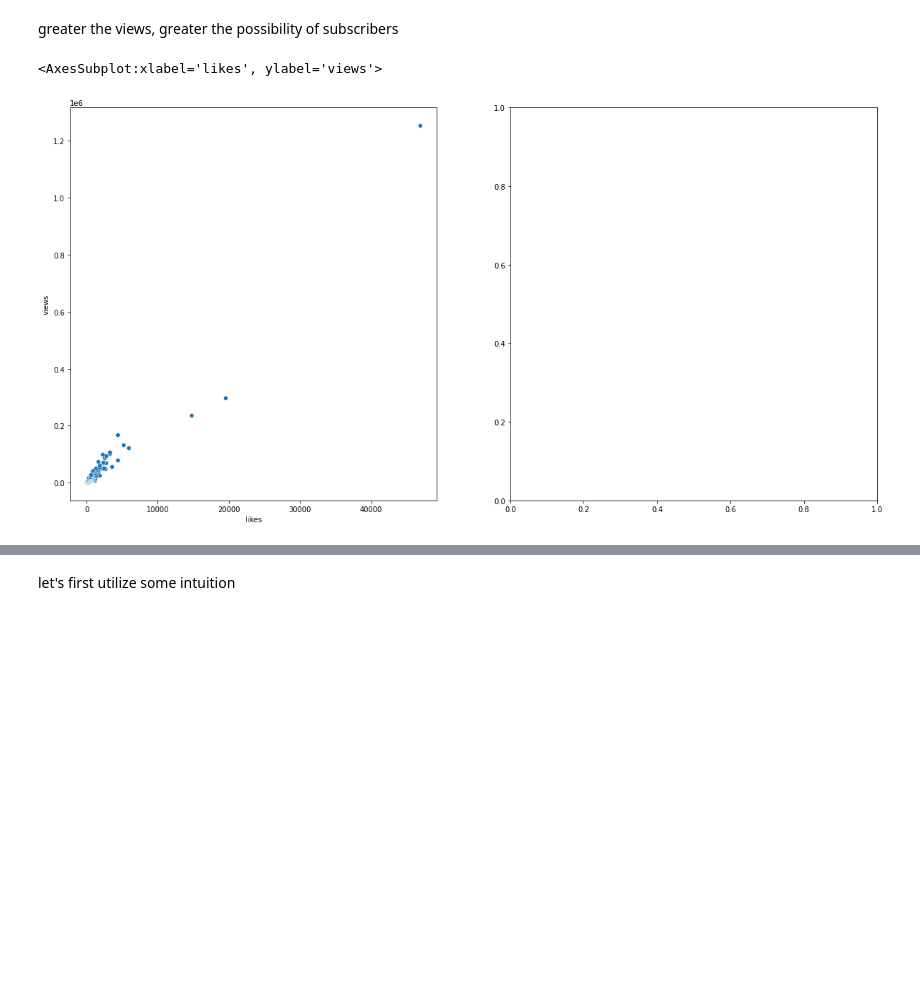
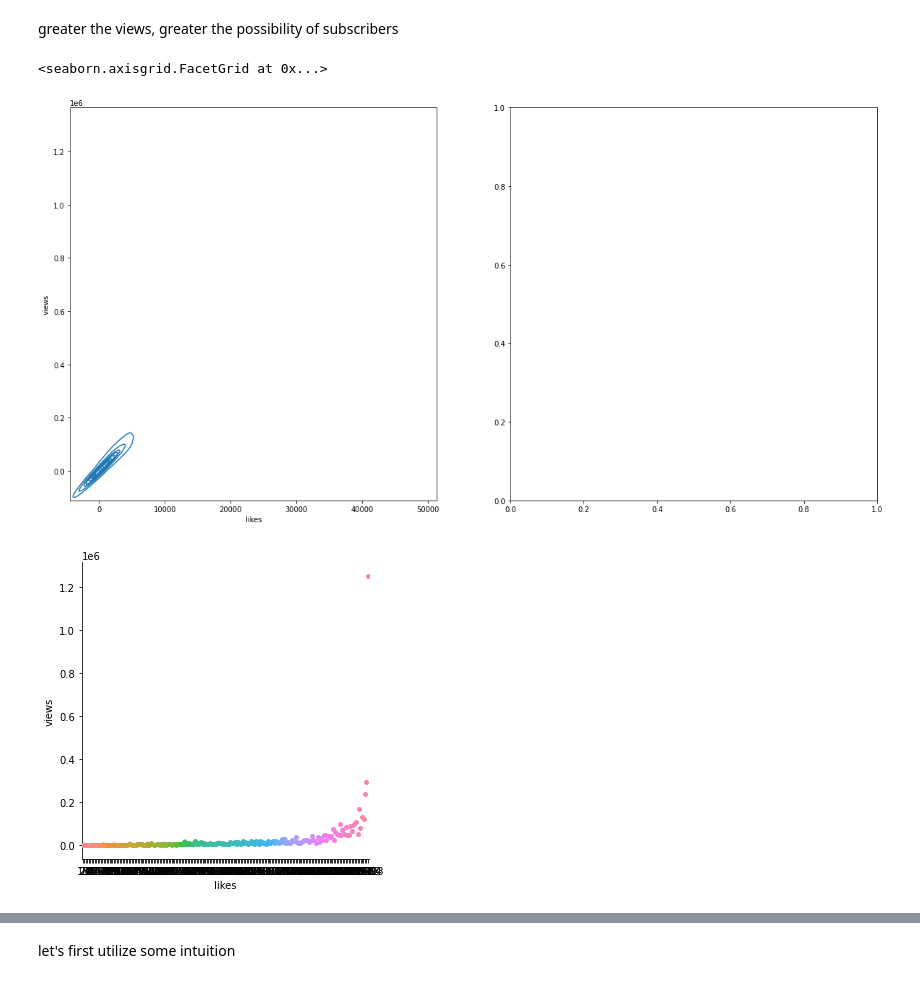
Before and after one commit to Irfan-Ahmad-byte/ken-s, a Jupyter notebook: Ken-s_youtube.ipynb, the cells around one changed output, grey strips where cells are left out. Drawn from its saved outputs; the diff is of its cells as text; code cells hidden in the pictures; blank space fills up the shorter version.

Commit message:
saved charts

```diff
--- a/Ken-s_youtube.ipynb
+++ b/Ken-s_youtube.ipynb
@@ -363,7 +363,8 @@ greater the views, greater the possibility of subscribers
 # %%
 fig, ax = plt.subplots(1, 2, figsize=(20,10))
 sns.kdeplot(data=sub_videos, x='likes', y='views', ax=ax[0])
-# sns.regplot(data=sub_videos, x='likes', y='views', ax=ax[1])
+sns.catplot(data=sub_videos, x='likes', y='views', ax=ax[1])
 # %% [output]
-<AxesSubplot:xlabel='likes', ylabel='views'>
+<seaborn.axisgrid.FacetGrid at 0x...>
-[figure, old version]
+[figure, new version]
+[figure, added]
```
Also changed, not shown: parts of 13 cells of this notebook.
